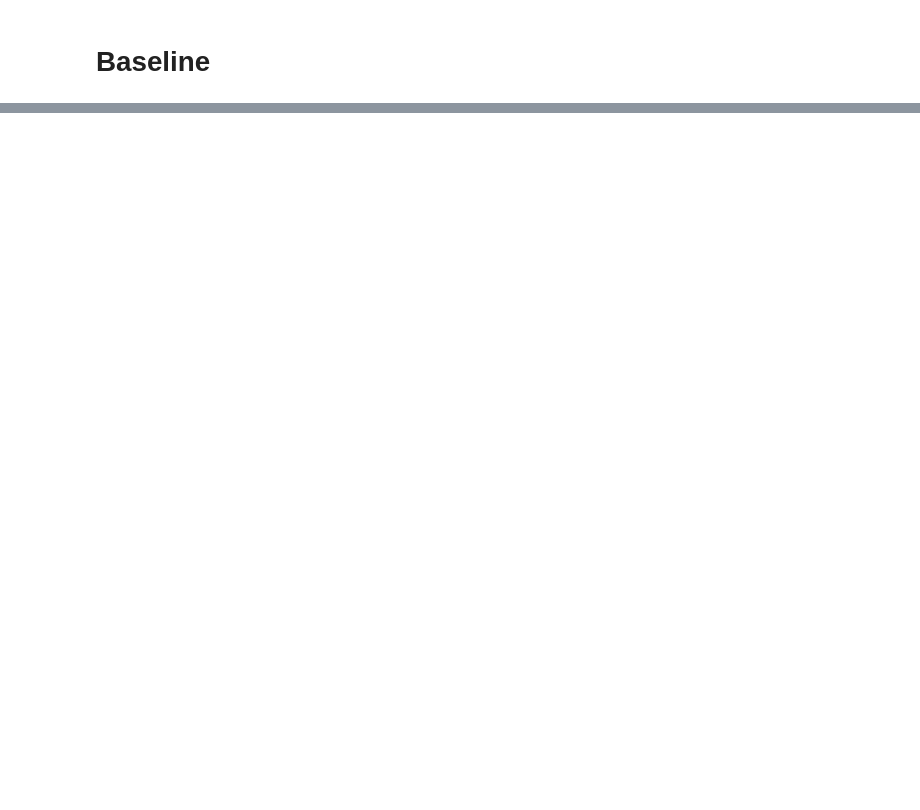
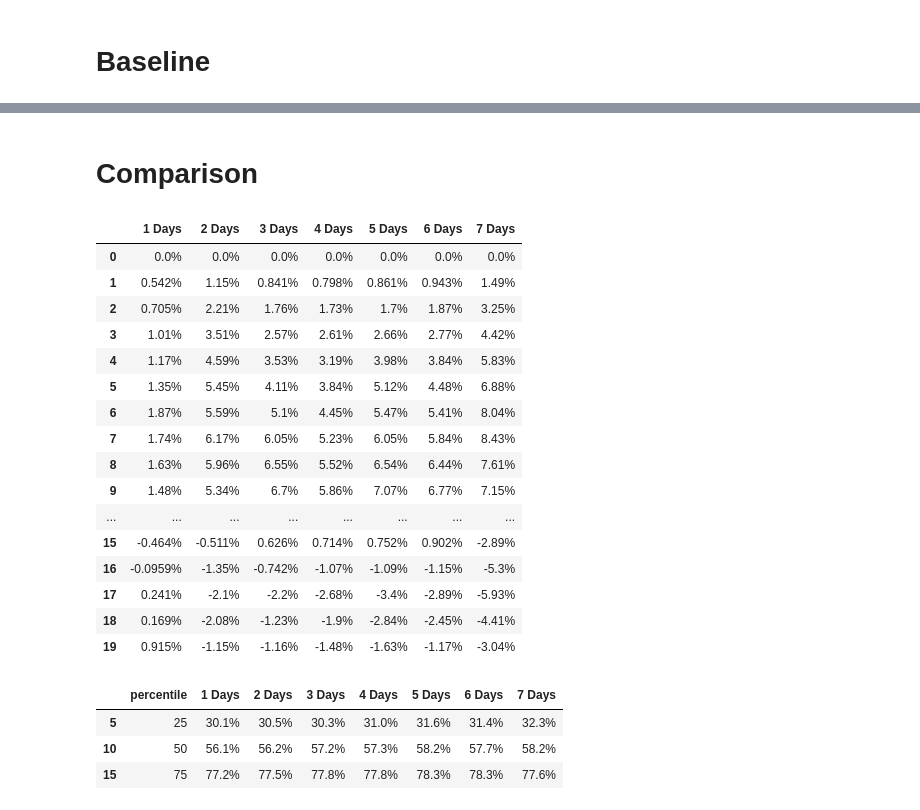
Before and after one commit to ddasilva/wsa_knn_uncertainty_v2, a Jupyter notebook: notebooks/Percentile Analysis.ipynb, the cells around one changed output, grey strips where cells are left out. Drawn from its saved outputs; the diff is of its cells as text; code cells hidden in the pictures; blank space fills up the shorter version.

```diff
--- a/notebooks/Percentile Analysis.ipynb
+++ b/notebooks/Percentile Analysis.ipynb
@@ -29,2 +89,28 @@ FileNotFoundError: [Errno 2] No such file or directory: '../data/processed/basel
+# %% [markdown]
+# Comparison
+# %%
+np.abs(df_baseline_err) - np.abs(df_err)
+# %% [output]
+|  | 1 Days | 2 Days | 3 Days | 4 Days | 5 Days | 6 Days | 7 Days |
+| 0 | 0.0% | 0.0% | 0.0% | 0.0% | 0.0% | 0.0% | 0.0% |
+| 1 | 0.542% | 1.15% | 0.841% | 0.798% | 0.861% | 0.943% | 1.49% |
+| 2 | 0.705% | 2.21% | 1.76% | 1.73% | 1.7% | 1.87% | 3.25% |
+| 3 | 1.01% | 3.51% | 2.57% | 2.61% | 2.66% | 2.77% | 4.42% |
+| 4 | 1.17% | 4.59% | 3.53% | 3.19% | 3.98% | 3.84% | 5.83% |
+| 5 | 1.35% | 5.45% | 4.11% | 3.84% | 5.12% | 4.48% | 6.88% |
+| 6 | 1.87% | 5.59% | 5.1% | 4.45% | 5.47% | 5.41% | 8.04% |
+| 7 | 1.74% | 6.17% | 6.05% | 5.23% | 6.05% | 5.84% | 8.43% |
+| 8 | 1.63% | 5.96% | 6.55% | 5.52% | 6.54% | 6.44% | 7.61% |
+| 9 | 1.48% | 5.34% | 6.7% | 5.86% | 7.07% | 6.77% | 7.15% |
+| ... | ... | ... | ... | ... | ... | ... | ... |
+| 15 | -0.464% | -0.511% | 0.626% | 0.714% | 0.752% | 0.902% | -2.89% |
+| 16 | -0.0959% | -1.35% | -0.742% | -1.07% | -1.09% | -1.15% | -5.3% |
+| 17 | 0.241% | -2.1% | -2.2% | -2.68% | -3.4% | -2.89% | -5.93% |
+| 18 | 0.169% | -2.08% | -1.23% | -1.9% | -2.84% | -2.45% | -4.41% |
+| 19 | 0.915% | -1.15% | -1.16% | -1.48% | -1.63% | -1.17% | -3.04% |
 # %%
-df[df.percentile.apply(lambda x: x in [25, 50, 75])]
+# %% [output]
+|  | percentile | 1 Days | 2 Days | 3 Days | 4 Days | 5 Days | 6 Days | 7 Days |
+| 5 | 25 | 30.1% | 30.5% | 30.3% | 31.0% | 31.6% | 31.4% | 32.3% |
+| 10 | 50 | 56.1% | 56.2% | 57.2% | 57.3% | 58.2% | 57.7% | 58.2% |
+| 15 | 75 | 77.2% | 77.5% | 77.8% | 77.8% | 78.3% | 78.3% | 77.6% |
```
Also changed, not shown: parts of 7 cells of this notebook, 15 other files.
